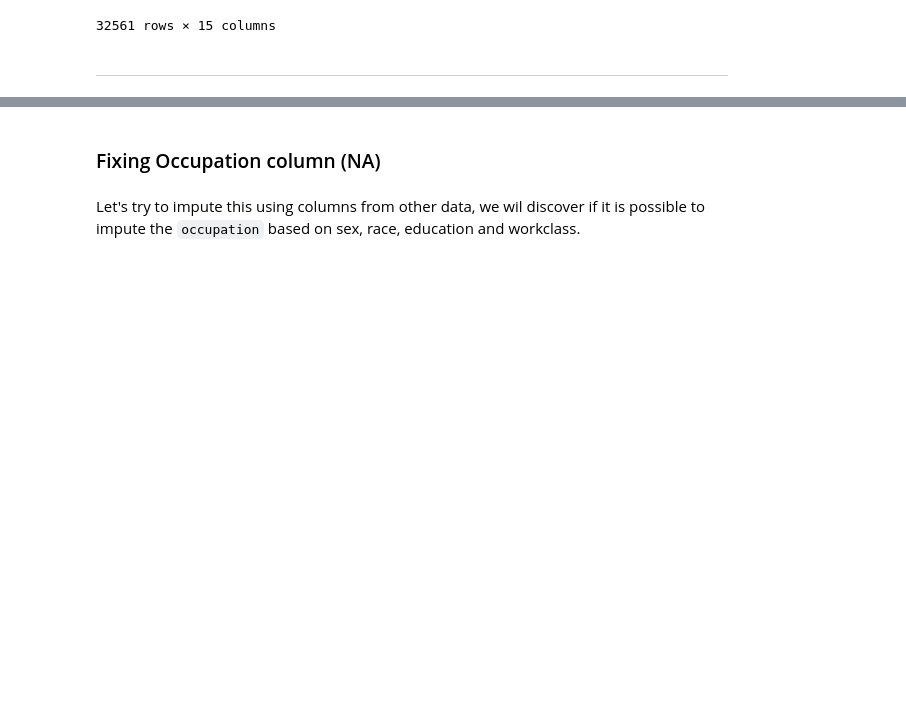
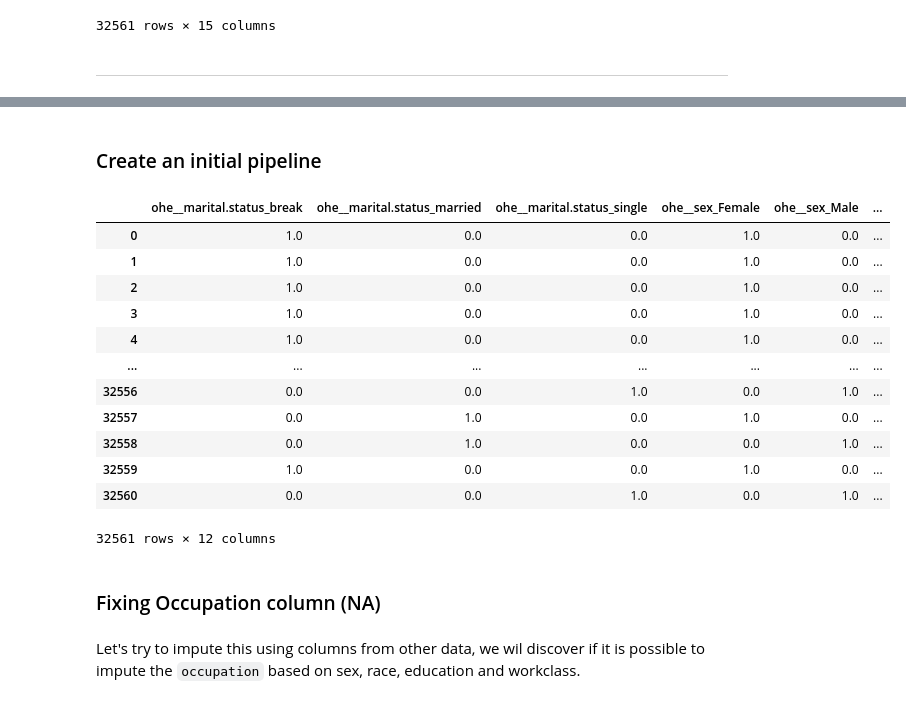
Before and after one commit to roijacob/data-science-projects, a Jupyter notebook: census-income/notebook.ipynb, the cells around one changed output, grey strips where cells are left out. Drawn from its saved outputs; the diff is of its cells as text; code cells hidden in the pictures; blank space fills up the shorter version.

```diff
--- a/census-income/notebook.ipynb
+++ b/census-income/notebook.ipynb
@@ -310,0 +313,7 @@ replace_transformer_r = FunctionTransformer(replace_values, kw_args={'column': '
+# %%
+transformers = [(replace_transformer_r, 'relationship', replacements_dict_r),
+                (replace_transformer_wc, 'workclass', replacements_dict_wc),
+                (replace_transformer, 'marital.status', replacements_dict)]
+
+for transformer, column, replacements_dict in transformers:
+    replace_transformer = FunctionTransformer(replace_values, kw_args={'column': column, 'replacements_dict': replacements_dict})
@@ -310,0 +331,2 @@ replace_transformer_r = FunctionTransformer(replace_values, kw_args={'column': '
+# %%
+df_transformed = replace_transformer.fit_transform(raw_df_copy)
@@ -311,3 +344,27 @@ replace_transformer_r = FunctionTransformer(replace_values, kw_args={'column': '
+# %% [markdown]
+### Create an initial pipeline
+# %%
+ohe_enc = OneHotEncoder(sparse_output=False, handle_unknown='ignore')
+# %%
+count_process = ColumnTransformer([
+    ('ohe', ohe_enc, ['marital.status', 'sex', 'relationship', 'race'])
+])
+# %%
+count_process.fit_transform(df_transformed)
+# %% [output]
+|  | ohe__marital.status_break | ohe__marital.status_married | ohe__marital.status_single | ohe__sex_Female | ohe__sex_Male | ... |
+| 0 | 1.0 | 0.0 | 0.0 | 1.0 | 0.0 | ... |
+| 1 | 1.0 | 0.0 | 0.0 | 1.0 | 0.0 | ... |
+| 2 | 1.0 | 0.0 | 0.0 | 1.0 | 0.0 | ... |
+| 3 | 1.0 | 0.0 | 0.0 | 1.0 | 0.0 | ... |
+| 4 | 1.0 | 0.0 | 0.0 | 1.0 | 0.0 | ... |
+| ... | ... | ... | ... | ... | ... | ... |
+| 32556 | 0.0 | 0.0 | 1.0 | 0.0 | 1.0 | ... |
+| 32557 | 0.0 | 1.0 | 0.0 | 1.0 | 0.0 | ... |
+| 32558 | 0.0 | 1.0 | 0.0 | 0.0 | 1.0 | ... |
+| 32559 | 1.0 | 0.0 | 0.0 | 1.0 | 0.0 | ... |
+| 32560 | 0.0 | 0.0 | 1.0 | 0.0 | 1.0 | ... |
+32561 rows × 12 columns
 # %% [markdown]
 ### Fixing Occupation column (NA)
 # %% [markdown]
```
Also changed, not shown: parts of 5 cells of this notebook.
